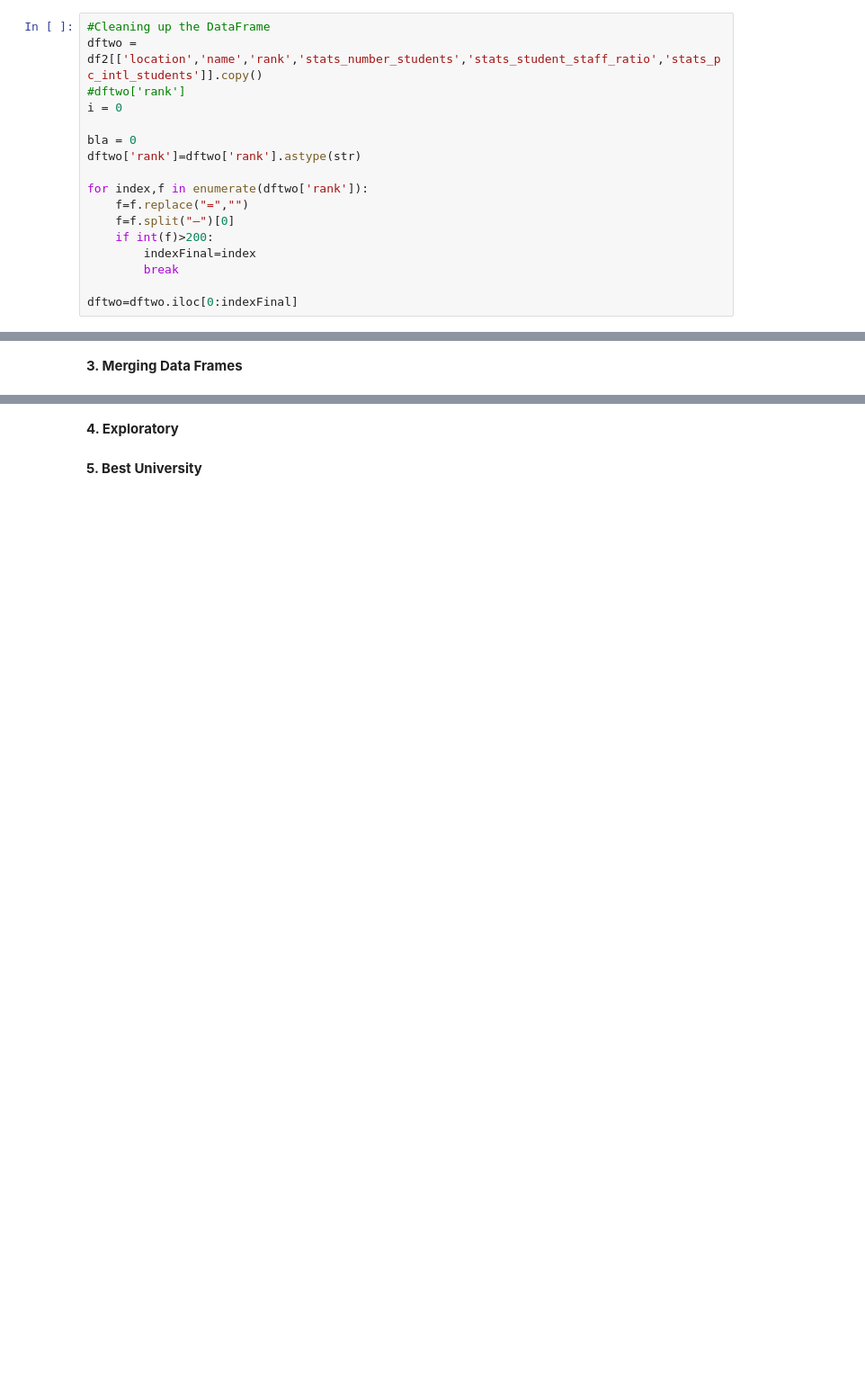
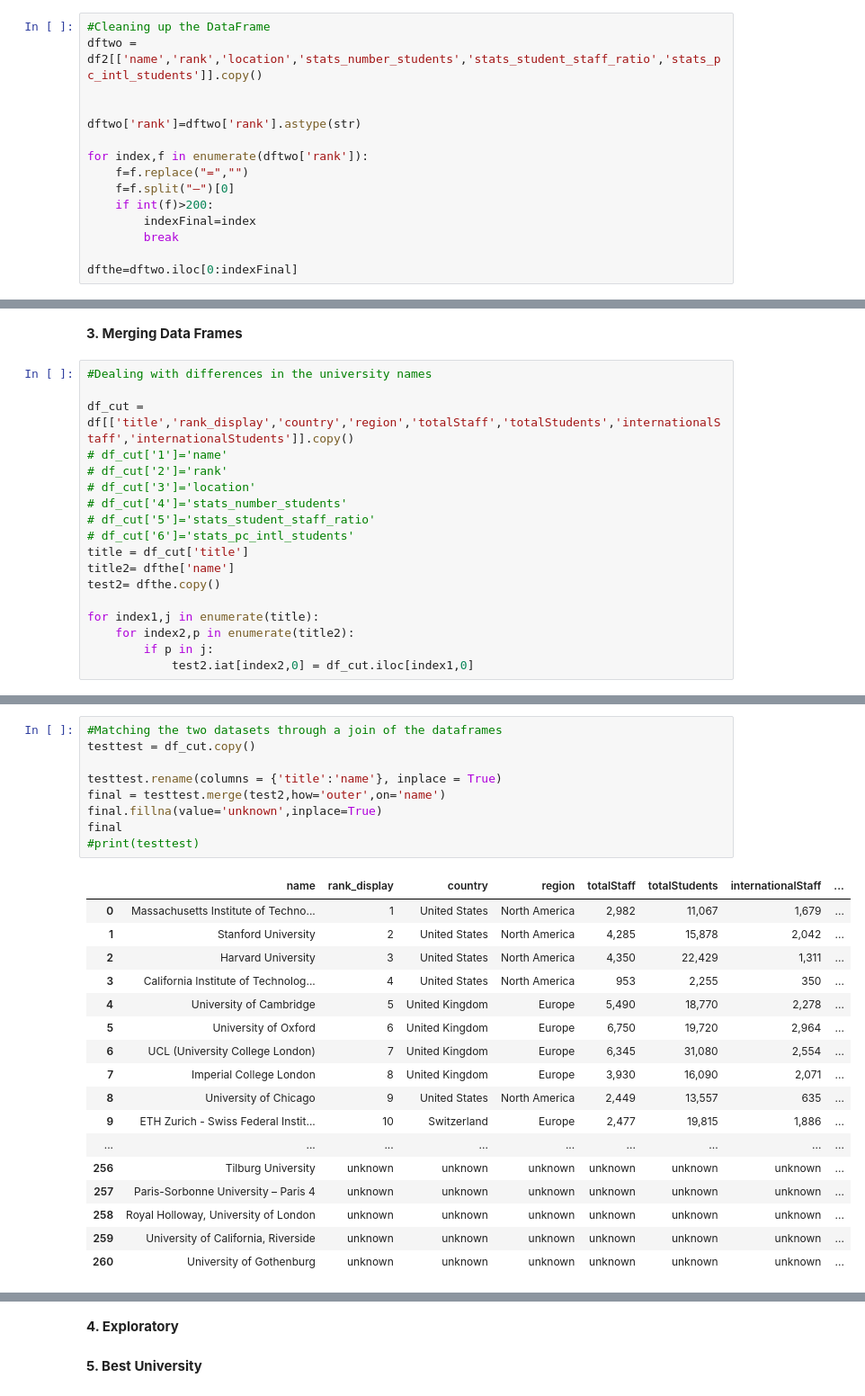
Before and after one commit to a3VonG/testrepoada, a Jupyter notebook: ADA - Assignment 2.ipynb, the cells around one changed output, grey strips where cells are left out. Shown at 90% size. Drawn from its saved outputs; the diff is of its cells as text; blank space fills up the shorter version.

```diff
--- a/ADA - Assignment 2.ipynb
+++ b/ADA - Assignment 2.ipynb
@@ -174,11 +183,9 @@ df2
 1102 rows × 26 columns
 # %%
 #Cleaning up the DataFrame
-dftwo = df2[['location','name','rank','stats_number_students','stats_student_staff_ratio','stats_pc_intl_students']].copy()
-#dftwo['rank']
-i = 0
+dftwo = df2[['name','rank','location','stats_number_students','stats_student_staff_ratio','stats_pc_intl_students']].copy()
 
-bla = 0
+
 dftwo['rank']=dftwo['rank'].astype(str)
 
 for index,f in enumerate(dftwo['rank']):
@@ -188,4 +195,4 @@ for index,f in enumerate(dftwo['rank']):
         indexFinal=index
         break
 
-dftwo=dftwo.iloc[0:indexFinal]
+dfthe=dftwo.iloc[0:indexFinal]
@@ -192,2 +218,20 @@ dftwo=dftwo.iloc[0:indexFinal]
 # %% [markdown]
 **3. Merging Data Frames**
+# %%
+#Dealing with differences in the university names
+
+df_cut = df[['title','rank_display','country','region','totalStaff','totalStudents','internationalStaff','internationalStudents']].copy()
+# df_cut['1']='name'
+# df_cut['2']='rank'
+# df_cut['3']='location'
+# df_cut['4']='stats_number_students'
+# df_cut['5']='stats_student_staff_ratio'
+# df_cut['6']='stats_pc_intl_students'
+title = df_cut['title']
+title2= dfthe['name']
+test2= dfthe.copy()
+
+for index1,j in enumerate(title):
+    for index2,p in enumerate(title2):
+        if p in j:
+            test2.iat[index2,0] = df_cut.iloc[index1,0]
@@ -193,0 +257,27 @@ dftwo=dftwo.iloc[0:indexFinal]
+# %%
+#Matching the two datasets through a join of the dataframes
+testtest = df_cut.copy()
+
+testtest.rename(columns = {'title':'name'}, inplace = True)
+final = testtest.merge(test2,how='outer',on='name')
+final.fillna(value='unknown',inplace=True)
+final
+#print(testtest)
+# %% [output]
+|  | name | rank_display | country | region | totalStaff | totalStudents | internationalStaff | ... |
+| 0 | Massachusetts Institute of Techno... | 1 | United States | North America | 2,982 | 11,067 | 1,679 | ... |
+| 1 | Stanford University | 2 | United States | North America | 4,285 | 15,878 | 2,042 | ... |
+| 2 | Harvard University | 3 | United States | North America | 4,350 | 22,429 | 1,311 | ... |
+| 3 | California Institute of Technolog... | 4 | United States | North America | 953 | 2,255 | 350 | ... |
+| 4 | University of Cambridge | 5 | United Kingdom | Europe | 5,490 | 18,770 | 2,278 | ... |
+| 5 | University of Oxford | 6 | United Kingdom | Europe | 6,750 | 19,720 | 2,964 | ... |
+| 6 | UCL (University College London) | 7 | United Kingdom | Europe | 6,345 | 31,080 | 2,554 | ... |
+| 7 | Imperial College London | 8 | United Kingdom | Europe | 3,930 | 16,090 | 2,071 | ... |
+| 8 | University of Chicago | 9 | United States | North America | 2,449 | 13,557 | 635 | ... |
+| 9 | ETH Zurich - Swiss Federal Instit... | 10 | Switzerland | Europe | 2,477 | 19,815 | 1,886 | ... |
+| ... | ... | ... | ... | ... | ... | ... | ... | ... |
+| 256 | Tilburg University | unknown | unknown | unknown | unknown | unknown | unknown | ... |
+| 257 | Paris-Sorbonne University – Paris 4 | unknown | unknown | unknown | unknown | unknown | unknown | ... |
+| 258 | Royal Holloway, University of London | unknown | unknown | unknown | unknown | unknown | unknown | ... |
+| 259 | University of California, Riverside | unknown | unknown | unknown | unknown | unknown | unknown | ... |
+| 260 | University of Gothenburg | unknown | unknown | unknown | unknown | unknown | unknown | ... |
```
Also changed, not shown: parts of 6 cells of this notebook.
